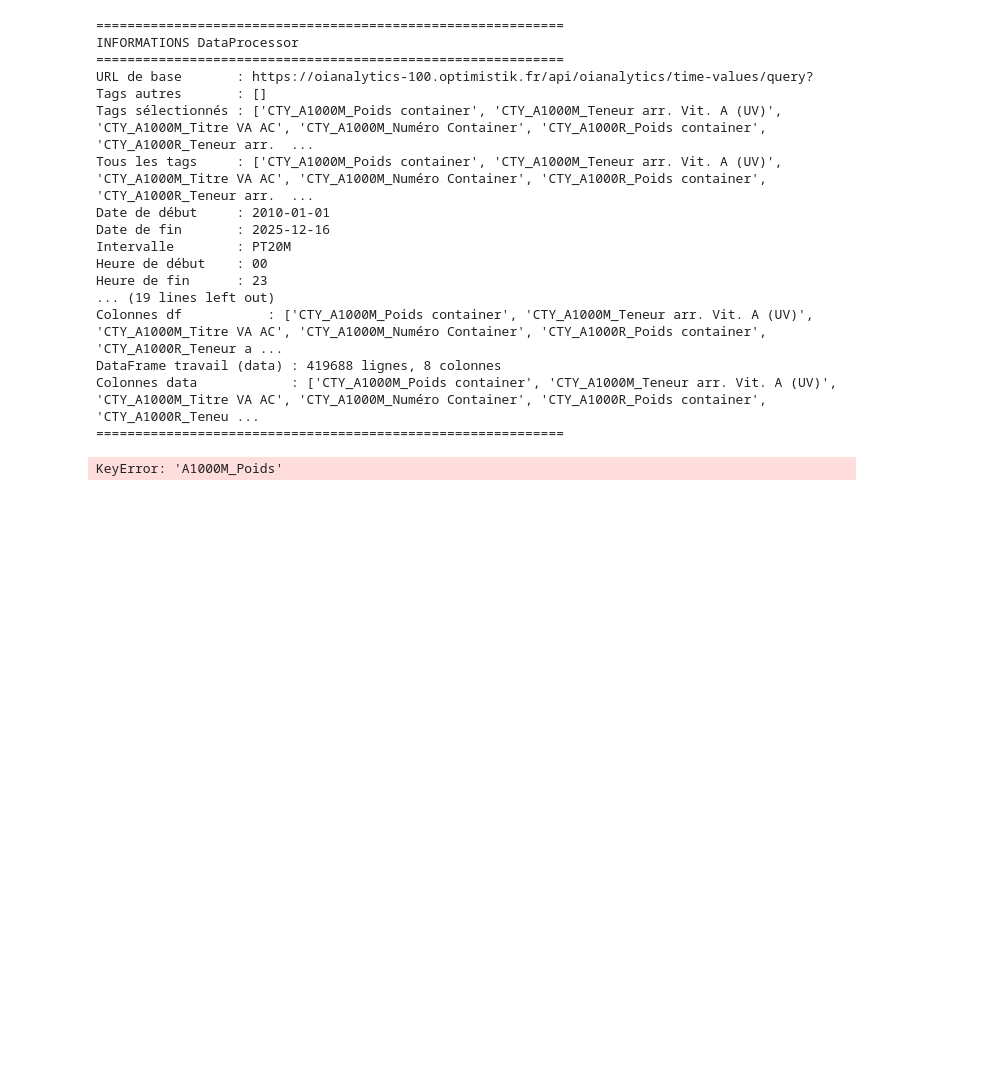
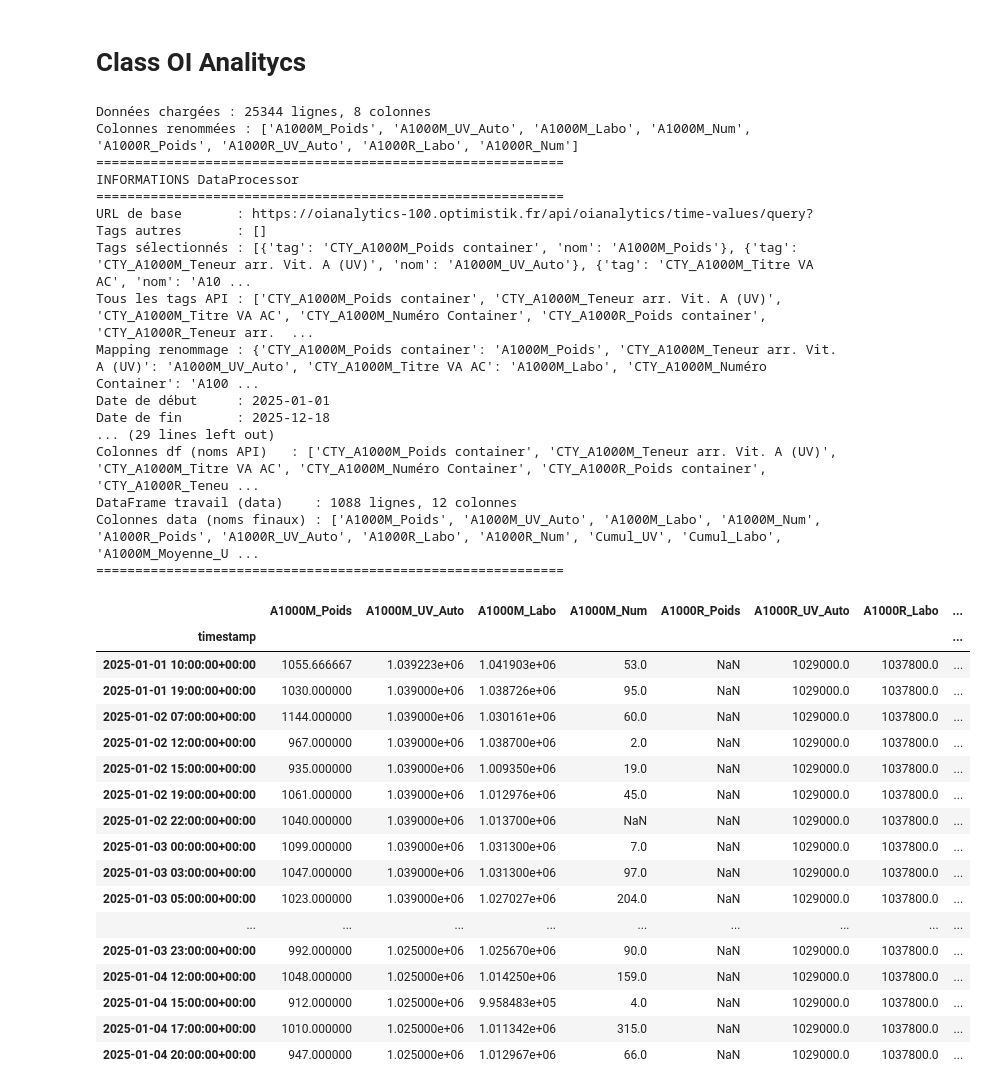
Before and after one commit to e-coucou/Machine-Learning, a Jupyter notebook: 2-OI_a/OI_Class.ipynb, the cells around one changed output. Drawn from its saved outputs; the diff is of its cells as text; code cells hidden in the pictures; blank space fills up the shorter version.

```diff
--- a/2-OI_a/OI_Class.ipynb
+++ b/2-OI_a/OI_Class.ipynb
@@ -1,3 +1,5 @@
+# %% [markdown]
+# Class OI Analitycs
 # %%
 import pandas as pd
 import numpy as np
@@ -301,15 +658,24 @@ brute.describe()
+# %%
+tags = [ {'tag':'CTY_A1000M_Poids container', 'nom':'A1000M_Poids' },
+         {'tag' : 'CTY_A1000M_Teneur arr. Vit. A (UV)', 'nom':'A1000M_UV_Auto' },
+         {'tag' :'CTY_A1000M_Titre VA AC', 'nom':'A1000M_Labo' },
+         {'tag' :'CTY_A1000M_Numéro Container', 'nom':'A1000M_Num' },
+         {'tag' :'CTY_A1000R_Poids container', 'nom':'A1000R_Poids' },
+         {'tag' :'CTY_A1000R_Teneur arr. Vit. A (UV)', 'nom':'A1000R_UV_Auto' },
+         {'tag' :'CTY_A1000R_Titre VA AC', 'nom':'A1000R_Labo' },
+         {'tag' :'CTY_A1000R_Numéro Container', 'nom':'A1000R_Num' } ]
 # %%
 # Initialisation
 processor = DataProcessor(
     url_base = 'https://oianalytics-100.optimistik.fr/api/oianalytics/time-values/query?',
     tags_other = [],
-    tags_selected = ['CTY_A1000M_Poids container','CTY_A1000M_Teneur arr. Vit. A (UV)','CTY_A1000M_Titre VA AC','CTY_A1000M_Numéro Container','CTY_A1000R_Poids container','CTY_A1000R_Teneur arr. Vit. A (UV)','CTY_A1000R_Titre VA AC','CTY_A1000R_Numéro Container'],
-    start='2010-01-01',
-    end='2025-12-16'
+    tags_selected = tags,
+    start='2025-01-01',
+    end='2025-12-18'
 )
 
 # Afficher les infos
-processor.info()
+#processor.info()
 
 # Charger les données
 processor.merge()
@@ -327,36 +693,58 @@ processor.filtering(
 
 # Ajouter des colonnes
 processor.ajoute_cumul('A1000M_Poids', 'A1000M_UV_Auto', 1000, 'Cumul_UV')
-processor.ajouter_moyennes_glissantes('A1000M_Poids', 'A1000M_Labo', 'Moyenne_Labo', window=10)
+processor.ajoute_cumul('A1000M_Poids', 'A1000M_Labo', 1000, 'Cumul_Labo')
+processor.ajouter_moyennes_glissantes('A1000M_Poids', 'A1000M_UV_Auto', 'A1000M_Moyenne_UV', window=10)
+processor.ajouter_moyennes_glissantes('A1000M_Poids', 'A1000M_Labo', 'A1000M_Moyenne_Labo', window=10)
 
 # Modifier des paramètres
-processor.set_start('2020-01-01')
-processor.set_interval('PT30M')
+#processor.set_start('2020-01-01')
+#processor.set_interval('PT30M')
 
 # Recharger avec les nouveaux paramètres
-processor.read()
+#processor.read()
 
 # Réinitialiser data à partir de df
-processor.reset_data()
+#processor.reset_data()
 
 # Afficher les infos finales
 processor.info()
 # %% [output]
+Données chargées : 25344 lignes, 8 colonnes
+Colonnes renommées : ['A1000M_Poids', 'A1000M_UV_Auto', 'A1000M_Labo', 'A1000M_Num', 'A1000R_Poids', 'A1000R_UV_Auto', 'A1000R_Labo', 'A1000R_Num']
 ============================================================
 INFORMATIONS DataProcessor
 ============================================================
 URL de base       : https://oianalytics-100.optimistik.fr/api/oianalytics/time-values/query?
 Tags autres       : []
-Tags sélectionnés : ['CTY_A1000M_Poids container', 'CTY_A1000M_Teneur arr. Vit. A (UV)', 'CTY_A1000M_Titre VA AC', 'CTY_A1000M_Numéro Container', 'CTY_A1000R_Poids container', 'CTY_A1000R_Teneur arr.  ...
-Tous les tags     : ['CTY_A1000M_Poids container', 'CTY_A1000M_Teneur arr. Vit. A (UV)', 'CTY_A1000M_Titre VA AC', 'CTY_A1000M_Numéro Container', 'CTY_A1000R_Poids container', 'CTY_A1000R_Teneur arr.  ...
-Date de début     : 2010-01-01
-Date de fin       : 2025-12-16
-Intervalle        : PT20M
-Heure de début    : 00
-Heure de fin      : 23
-... (19 lines left out)
-Colonnes df           : ['CTY_A1000M_Poids container', 'CTY_A1000M_Teneur arr. Vit. A (UV)', 'CTY_A1000M_Titre VA AC', 'CTY_A1000M_Numéro Container', 'CTY_A1000R_Poids container', 'CTY_A1000R_Teneur a ...
-DataFrame travail (data) : 419688 lignes, 8 colonnes
-Colonnes data            : ['CTY_A1000M_Poids container', 'CTY_A1000M_Teneur arr. Vit. A (UV)', 'CTY_A1000M_Titre VA AC', 'CTY_A1000M_Numéro Container', 'CTY_A1000R_Poids container', 'CTY_A1000R_Teneu ...
+Tags sélectionnés : [{'tag': 'CTY_A1000M_Poids container', 'nom': 'A1000M_Poids'}, {'tag': 'CTY_A1000M_Teneur arr. Vit. A (UV)', 'nom': 'A1000M_UV_Auto'}, {'tag': 'CTY_A1000M_Titre VA AC', 'nom': 'A10 ...
+Tous les tags API : ['CTY_A1000M_Poids container', 'CTY_A1000M_Teneur arr. Vit. A (UV)', 'CTY_A1000M_Titre VA AC', 'CTY_A1000M_Numéro Container', 'CTY_A1000R_Poids container', 'CTY_A1000R_Teneur arr.  ...
+Mapping renommage : {'CTY_A1000M_Poids container': 'A1000M_Poids', 'CTY_A1000M_Teneur arr. Vit. A (UV)': 'A1000M_UV_Auto', 'CTY_A1000M_Titre VA AC': 'A1000M_Labo', 'CTY_A1000M_Numéro Container': 'A100 ...
+Date de début     : 2025-01-01
+Date de fin       : 2025-12-18
+... (29 lines left out)
+Colonnes df (noms API)   : ['CTY_A1000M_Poids container', 'CTY_A1000M_Teneur arr. Vit. A (UV)', 'CTY_A1000M_Titre VA AC', 'CTY_A1000M_Numéro Container', 'CTY_A1000R_Poids container', 'CTY_A1000R_Teneu ...
+DataFrame travail (data)    : 1088 lignes, 12 colonnes
+Colonnes data (noms finaux) : ['A1000M_Poids', 'A1000M_UV_Auto', 'A1000M_Labo', 'A1000M_Num', 'A1000R_Poids', 'A1000R_UV_Auto', 'A1000R_Labo', 'A1000R_Num', 'Cumul_UV', 'Cumul_Labo', 'A1000M_Moyenne_U ...
 ============================================================
-KeyError: 'A1000M_Poids'
+# %%
+processor.data.head(20)
+# %% [output]
+|  | A1000M_Poids | A1000M_UV_Auto | A1000M_Labo | A1000M_Num | A1000R_Poids | A1000R_UV_Auto | A1000R_Labo | ... |
+| timestamp |  |  |  |  |  |  |  | ... |
+| 2025-01-01 10:00:00+00:00 | 1055.666667 | 1.039223e+06 | 1.041903e+06 | 53.0 | NaN | 1029000.0 | 1037800.0 | ... |
+| 2025-01-01 19:00:00+00:00 | 1030.000000 | 1.039000e+06 | 1.038726e+06 | 95.0 | NaN | 1029000.0 | 1037800.0 | ... |
+| 2025-01-02 07:00:00+00:00 | 1144.000000 | 1.039000e+06 | 1.030161e+06 | 60.0 | NaN | 1029000.0 | 1037800.0 | ... |
+| 2025-01-02 12:00:00+00:00 | 967.000000 | 1.039000e+06 | 1.038700e+06 | 2.0 | NaN | 1029000.0 | 1037800.0 | ... |
+| 2025-01-02 15:00:00+00:00 | 935.000000 | 1.039000e+06 | 1.009350e+06 | 19.0 | NaN | 1029000.0 | 1037800.0 | ... |
+| 2025-01-02 19:00:00+00:00 | 1061.000000 | 1.039000e+06 | 1.012976e+06 | 45.0 | NaN | 1029000.0 | 1037800.0 | ... |
+| 2025-01-02 22:00:00+00:00 | 1040.000000 | 1.039000e+06 | 1.013700e+06 | NaN | NaN | 1029000.0 | 1037800.0 | ... |
+| 2025-01-03 00:00:00+00:00 | 1099.000000 | 1.039000e+06 | 1.031300e+06 | 7.0 | NaN | 1029000.0 | 1037800.0 | ... |
+| 2025-01-03 03:00:00+00:00 | 1047.000000 | 1.039000e+06 | 1.031300e+06 | 97.0 | NaN | 1029000.0 | 1037800.0 | ... |
+| 2025-01-03 05:00:00+00:00 | 1023.000000 | 1.039000e+06 | 1.027027e+06 | 204.0 | NaN | 1029000.0 | 1037800.0 | ... |
+| ... | ... | ... | ... | ... | ... | ... | ... | ... |
+| 2025-01-03 23:00:00+00:00 | 992.000000 | 1.025000e+06 | 1.025670e+06 | 90.0 | NaN | 1029000.0 | 1037800.0 | ... |
+| 2025-01-04 12:00:00+00:00 | 1048.000000 | 1.025000e+06 | 1.014250e+06 | 159.0 | NaN | 1029000.0 | 1037800.0 | ... |
+| 2025-01-04 15:00:00+00:00 | 912.000000 | 1.025000e+06 | 9.958483e+05 | 4.0 | NaN | 1029000.0 | 1037800.0 | ... |
+| 2025-01-04 17:00:00+00:00 | 1010.000000 | 1.025000e+06 | 1.011342e+06 | 315.0 | NaN | 1029000.0 | 1037800.0 | ... |
+| 2025-01-04 20:00:00+00:00 | 947.000000 | 1.025000e+06 | 1.012967e+06 | 66.0 | NaN | 1029000.0 | 1037800.0 | ... |
```
Also changed, not shown: parts of 3 cells of this notebook, 5 other files.
